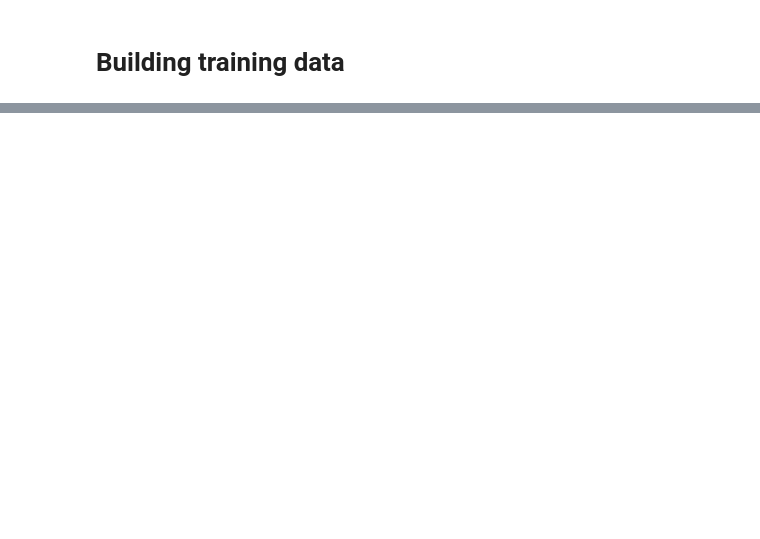
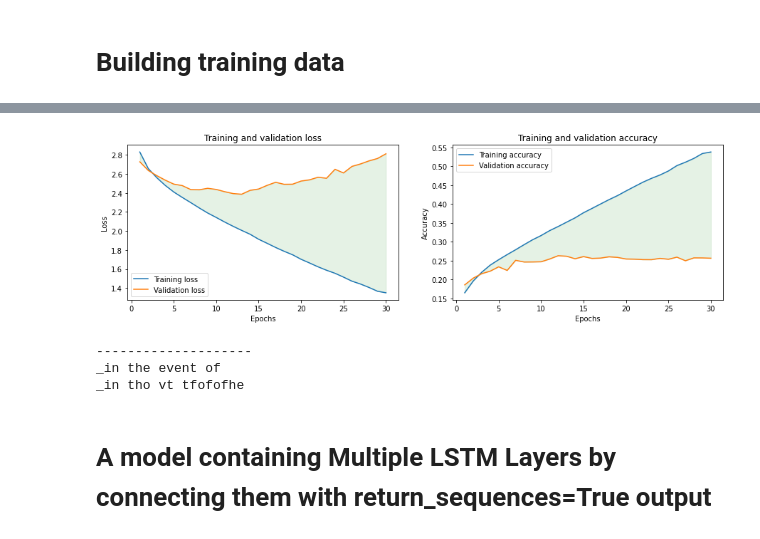
Before and after one commit to rbouadjenek/Speech-to-Text, a Jupyter notebook: Code.ipynb, the cells around one changed output, grey strips where cells are left out. Drawn from its saved outputs; the diff is of its cells as text; code cells hidden in the pictures; blank space fills up the shorter version.

```diff
--- a/Code.ipynb
+++ b/Code.ipynb
@@ -475,0 +415,12 @@ len(times)
+# %%
+test1 = Test(X[:train_len], y[:train_len])
+test2 = Test(X[train_len:], y[train_len:])
+
+
+history_1= model_1.fit(X[:train_len],
+                    y[:train_len],
+                    validation_data=(X[train_len:], y[train_len:]),
+                    epochs=no_epochs,
+                    batch_size=bs,
+                    verbose=1,
+                    callbacks=[test1, test2])
@@ -475,0 +445,57 @@ len(times)
+# %%
+def plot_performance(history):
+  acc = history.history['accuracy']
+  val_acc = history.history['val_accuracy']
+  loss = history.history['loss']
+  val_loss = history.history['val_loss']
+  epochs = range(1, len(acc) + 1)
+
+  plt.figure(figsize=(15,4))
+
+  ax1 = plt.subplot(1, 2, 1)
+  plt.plot(epochs, loss, label='Training loss')
+  plt.plot(epochs, val_loss, label='Validation loss')
+  plt.fill_between(epochs, loss,val_loss,color='g',alpha=.1)
+
+  plt.title('Training and validation loss')
+  plt.xlabel('Epochs')
+  plt.ylabel('Loss')
+  plt.legend()
+
+  ax2 = plt.subplot(1, 2, 2)
+  plt.plot(epochs, acc, label='Training accuracy')
+  plt.plot(epochs, val_acc, label='Validation accuracy')
+  plt.fill_between(epochs, acc,val_acc,color='g',alpha=.1)
+  plt.title('Training and validation accuracy')
+  plt.xlabel('Epochs')
+  plt.ylabel('Accuracy')
+  plt.legend()
+  plt.show()
+# %%
+plot_performance(history_1)
+# %% [output]
+[figure, added]
+# %%
+def test(model):
+  i = randrange(len(X[train_len:]))
+  pred = model.predict(np.array([X[train_len:][i]]))
+  pred = np.argmax(pred[0],axis=1)
+  print('-'*20)
+  text = '_'
+  for v in y[train_len:][i]:
+    if index_to_vocabulary[v] != text[-1]:
+      text += index_to_vocabulary[v]
+  print(text)
+  text = '_'
+  for v in pred:
+    if index_to_vocabulary[v] != text[-1]:
+      text += index_to_vocabulary[v]
+  print(text)
+
+test(model_1)
+# %% [output]
+--------------------
+_in the event of
+_in tho vt tfofofhe
+# %% [markdown]
+# A model containing Multiple LSTM Layers by connecting them with return_sequences=True output
```
Also changed, not shown: parts of 77 cells of this notebook.
